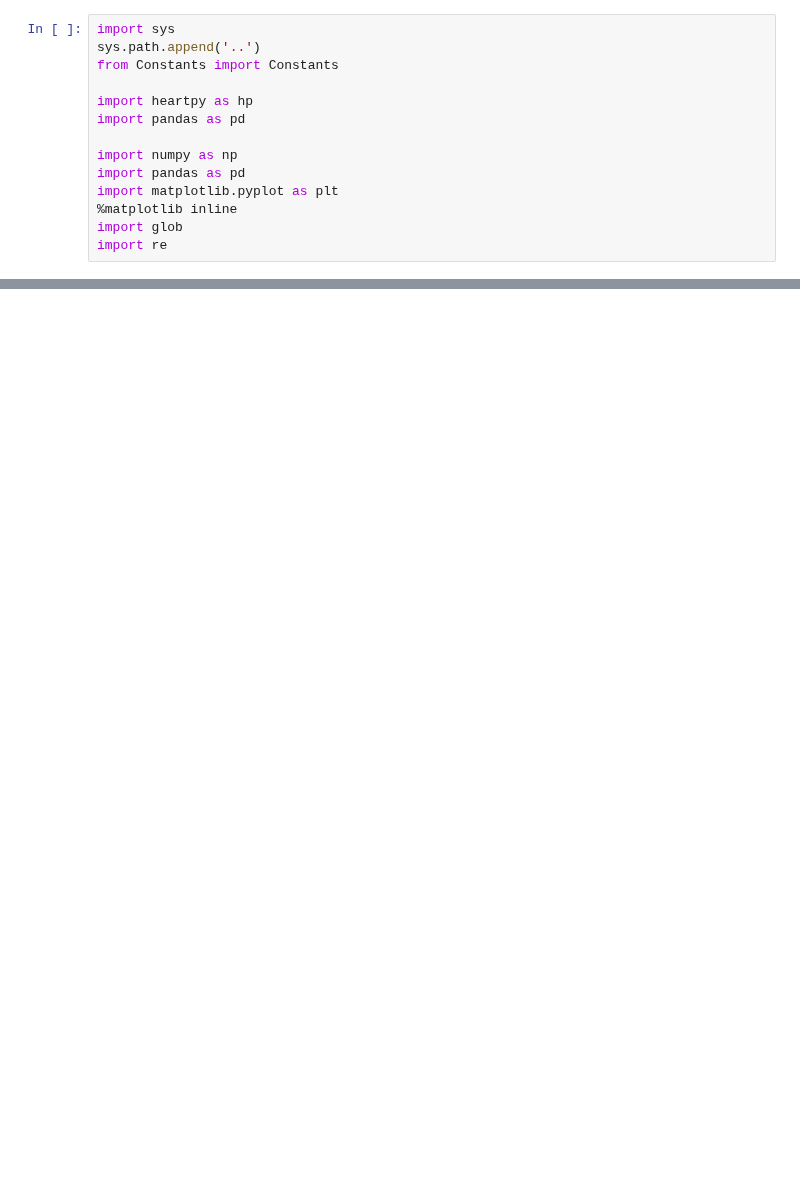
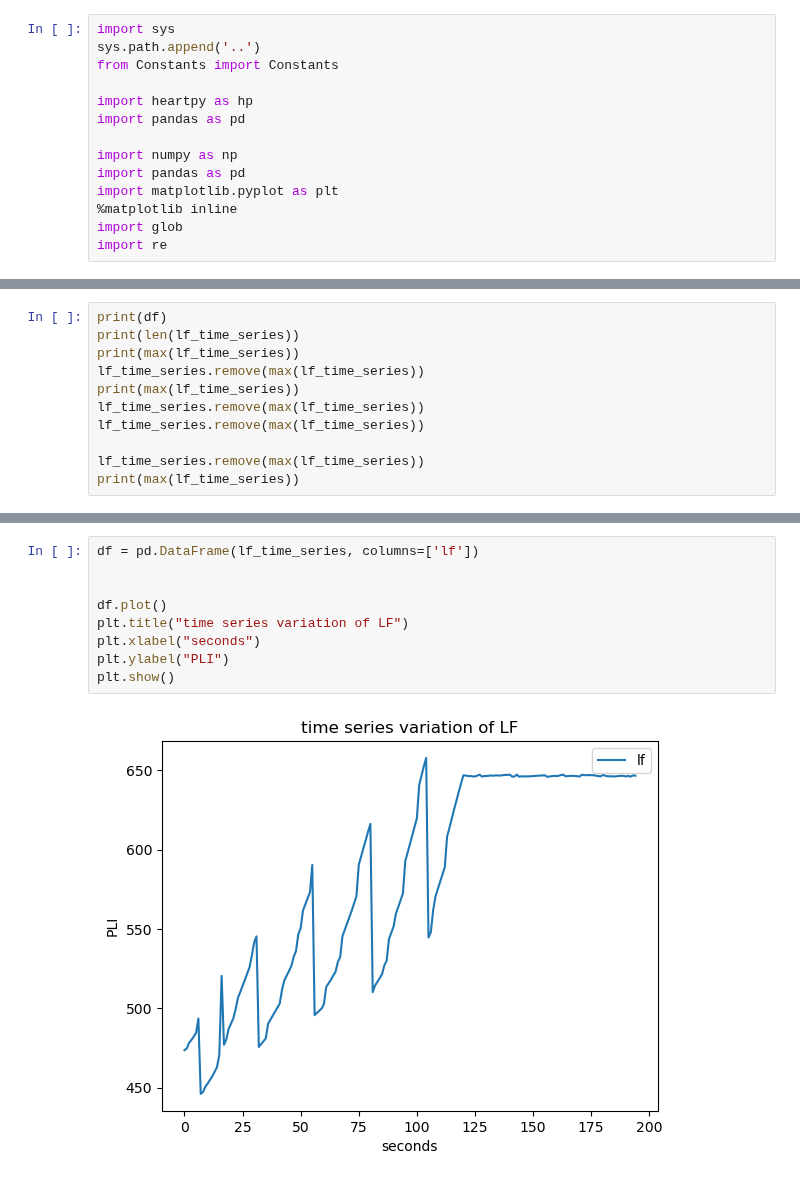
Before and after one commit to miyakooti/ECGAnalysis, a Jupyter notebook: focus_on_single_subject.ipynb, the cells around one changed output, grey strips where cells are left out. Cells and saved outputs as stored; diff of their text form; blank space fills up the shorter version.

```diff
--- a/focus_on_single_subject.ipynb
+++ b/focus_on_single_subject.ipynb
@@ -107,0 +174,11 @@ of squared residuals does not satisfy the condition abs(fp-s)/s < tol.
+# %%
+print(df)
+print(len(lf_time_series))
+print(max(lf_time_series))
+lf_time_series.remove(max(lf_time_series))
+print(max(lf_time_series))
+lf_time_series.remove(max(lf_time_series))
+lf_time_series.remove(max(lf_time_series))
+
+lf_time_series.remove(max(lf_time_series))
+print(max(lf_time_series))
@@ -107,0 +204,11 @@ of squared residuals does not satisfy the condition abs(fp-s)/s < tol.
+# %%
+df = pd.DataFrame(lf_time_series, columns=['lf'])
+
+
+df.plot()
+plt.title("time series variation of LF")
+plt.xlabel("seconds")
+plt.ylabel("PLI")
+plt.show()
+# %% [output]
+[figure, added]
```
Also changed, not shown: parts of 4 cells of this notebook.
